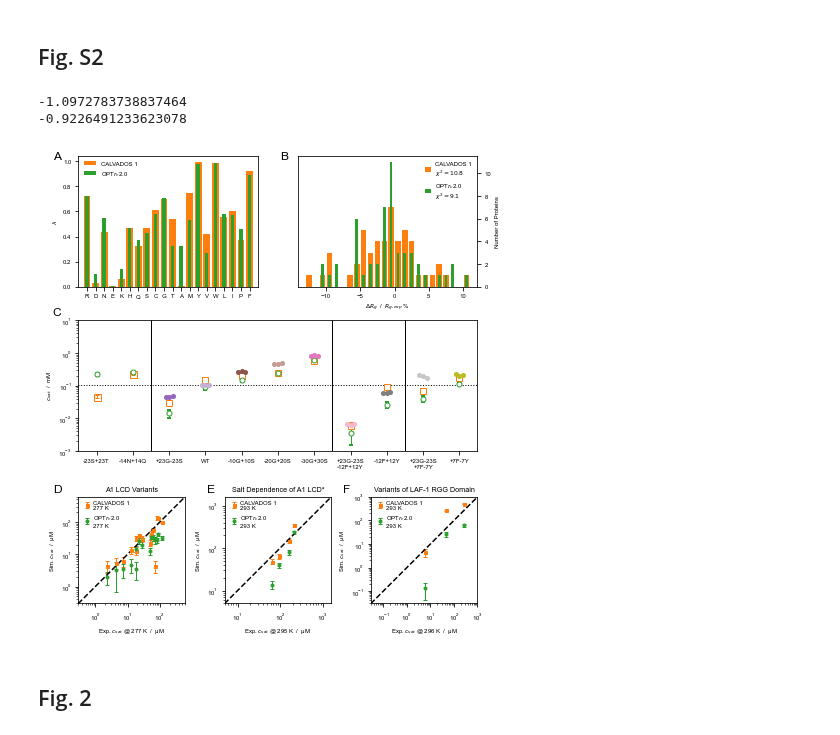
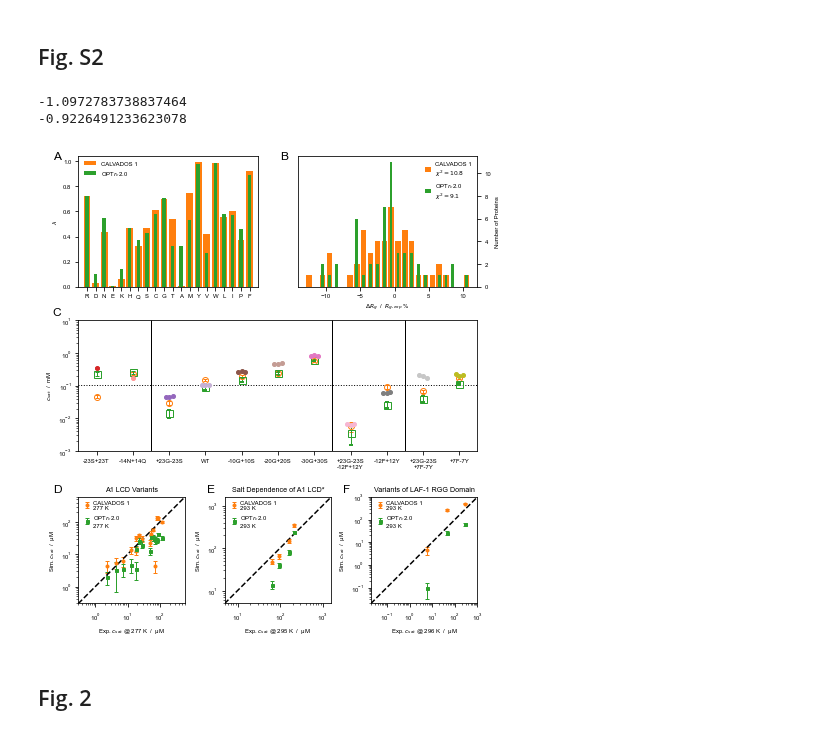
Before and after one commit to KULL-Centre/papers, a Jupyter notebook: 2022/CG-cutoffs-Tesei-et-al/analyses.ipynb, the cells around one changed output. Saved outputs shown, nothing was run; the diff lists cells and outputs as text; code cells hidden in the pictures.

```diff
--- a/2022/CG-cutoffs-Tesei-et-al/analyses.ipynb
+++ b/2022/CG-cutoffs-Tesei-et-al/analyses.ipynb
@@ -570,12 +512,12 @@ for i,name in enumerate(['-23S+23T', '-14N+14Q']):
     if name1 in vv.index:
         ax2.errorbar(i,vv.loc[name1,'M1_20_293_dil'],
              yerr=ee.loc[name1,'M1_20_293_dil'],
-             lw=0, marker='s', ms=7, elinewidth=1, capsize=2, capthick=1,color='tab:orange',
-                     mfc='None',zorder=1)
+             lw=0, marker='o', ms=6, elinewidth=1, capsize=2, capthick=1,color='tab:orange',
+             mfc='None',zorder=1)
         ax2.errorbar(i,vv.loc[name1,'M1_20_20_293_dil'],
              yerr=ee.loc[name1,'M1_20_20_293_dil'],
-             lw=0, marker='o', ms=5, elinewidth=1, capsize=2, capthick=1,color='tab:green',
-                     mfc='w',zorder=2)
+             lw=0, marker='s', ms=7, elinewidth=1, capsize=2, capthick=1,color='tab:green',
+             mfc='None',zorder=2)
         ax2.errorbar(i,vv.loc[name1,'exp_293_dil'],yerr=ee.loc[name1,'exp_293_dil'],
              ms=4,lw=0, marker='o', elinewidth=1, capsize=2, capthick=1, color=plt.cm.tab20(i+6))
 
@@ -585,12 +527,13 @@ for i,name in zip(range(2,12),names):
     name1 = name.replace('-','M').replace('+','P')
     if name1 in vv.index:
         ax2.errorbar(i,vv.loc[name1,'M1_20_293_dil'],
-             yerr=ee.loc[name1,'M1_20_293_dil'],mfc='w',
-             lw=0, marker='s', ms=6, elinewidth=1, capsize=2, capthick=1,color='tab:orange',zorder=1)
+             yerr=ee.loc[name1,'M1_20_293_dil'],
+             mfc='None',lw=0, marker='o', ms=6, elinewidth=1, capsize=2, capthick=1,
+             color='tab:orange',zorder=1)
         ax2.errorbar(i,vv.loc[name1,'M1_20_20_293_dil'],
-             yerr=ee.loc[name1,'M1_20_20_293_dil'],mfc='w',
-             lw=0, marker='o', ms=5, elinewidth=1, capsize=2, capthick=2,
-             color='tab:green',zorder=1)
+             yerr=ee.loc[name1,'M1_20_20_293_dil'],
+             lw=0, marker='s', ms=7, elinewidth=1, capsize=2, capthick=2,
+             mfc='None',color='tab:green',zorder=1)
     ax2.plot([i-.1,i,i+.1],exp.loc[name,:],
              lw=0, marker='o', ms=4, color=plt.cm.tab20(i+6))
 labels = ['-23S+23T', '-14N+14Q', '+23G-23S', 'WT', '-10G+10S', '-20G+20S', '-30G+30S',
@@ -609,22 +552,22 @@ ax2.set_ylabel('$c_{sat}$  /  mM')
 variants = ['M12FP12Y','P4D','M6R','A1','P2R','P8D','M14NP14Q','M10GP10S',
             'P7FM7Y','M20GP20S','M23SP23T','M8FP4Y','M3RP3K','M4D','M9FP3Y']
 
-plot_csat_corr(ax4,vv,ee,variants,vv.loc[variants,'exp_277_dil'],'M1_20_277_dil',2,277,'s',color='tab:orange',
+plot_csat_corr(ax4,vv,ee,variants,vv.loc[variants,'exp_277_dil'],'M1_20_277_dil',2,277,'o',color='tab:orange',
                label='CALVADOS 1')
-plot_csat_corr(ax4,vv,ee,variants,vv.loc[variants,'exp_277_dil'],'M1_20_20_277_dil',2,277,'o',
+plot_csat_corr(ax4,vv,ee,variants,vv.loc[variants,'exp_277_dil'],'M1_20_20_277_dil',2,277,'s',
                color='tab:green',label='OPT$r_c$2.0')
 
 variants = ['A1S150','A1S200','A1S300','A1S500']
 plot_csat_corr(ax5,vv,ee,variants,vv.loc[variants,'exp_293_dil'],
-               'M1_20_293_dil',2,293,'s',color='tab:orange',label='CALVADOS 1')
+               'M1_20_293_dil',2,293,'o',color='tab:orange',label='CALVADOS 1')
 plot_csat_corr(ax5,vv,ee,variants,vv.loc[variants,'exp_293_dil'],
-               'M1_20_20_293_dil',2,293,'o',color='tab:green',label='OPT$r_c$2.0')
+               'M1_20_20_293_dil',2,293,'s',color='tab:green',label='OPT$r_c$2.0')
 
 variants = ['LAF1','LAF1D2130','LAF1shuf']
 plot_csat_corr(ax6,vv,ee,variants,vv.loc[variants,'exp_293_dil'],
-               'M1_20_293_dil',2,293,'s',color='tab:orange',label='CALVADOS 1')
+               'M1_20_293_dil',2,293,'o',color='tab:orange',label='CALVADOS 1')
 plot_csat_corr(ax6,vv,ee,variants,vv.loc[variants,'exp_293_dil'],
-               'M1_20_20_293_dil',2,293,'o',color='tab:green',label='OPT$r_c$2.0')
+               'M1_20_20_293_dil',2,293,'s',color='tab:green',label='OPT$r_c$2.0')
 
 x = np.linspace(0,1600,100)
 ax4.plot(x,x,ls='--',color='k')
@@ -634,39 +577,39 @@ ax5.plot(x,x,ls='--',color='k')
 ax5.set_xlim(5,1600)
 ax5.set_ylim(5,1600)
 ax6.plot(x,x,ls='--',color='k')
-ax6.set_xlim(.03,1000)
-ax6.set_ylim(.03,1000)
+ax6.set_xlim(.02,1000)
+ax6.set_ylim(.02,1000)
 for ax in [ax4,ax5,ax6]:
     ax.set_xscale('log')
     ax.set_yscale('log')
     ax.set_aspect('equal')
     ax.set_ylabel(r'Sim. $c_{sat}$  /  µM')
 for ax in [ax4,ax5,ax6]:
     legend = ax.legend(frameon=False,markerfirst=True,handletextpad=0,loc='upper left',
                         borderpad=0)
 
 ax4.set_xlabel(r'Exp. $c_{sat}$ @ 277 K  /  µM')
 ax5.set_xlabel(r'Exp. $c_{sat}$ @ 295 K  /  µM')
 ax6.set_xlabel(r'Exp. $c_{sat}$ @ 296 K  /  µM')
 
 ax4.set_title(r'A1 LCD Variants')
 ax5.set_title(r'Salt Dependence of A1 LCD*')
 ax6.set_title(r'Variants of LAF-1 RGG Domain')
 
 fig.text(0.03, .98, 'A', fontsize=12)
 fig.text(0.515, .98, 'B', fontsize=12)
 fig.text(0.03, .67, 'C', fontsize=12)
 fig.text(0.03, .32, 'D', fontsize=12)
 fig.text(0.36, .32, 'E', fontsize=12)
 fig.text(0.65, .32, 'F', fontsize=12)
 
 fig.tight_layout(h_pad=.5,w_pad=1.5)
 fig.savefig('figs/test_20.pdf')
 plt.show()
 # %% [output]
 -1.0972783738837464
 -0.9226491233623078
-[figure, old version]
+[figure, new version]
 # %% [markdown]
 ## Fig. 2
 # %%
```
Also changed, not shown: parts of 9 cells of this notebook, 8 other files.
